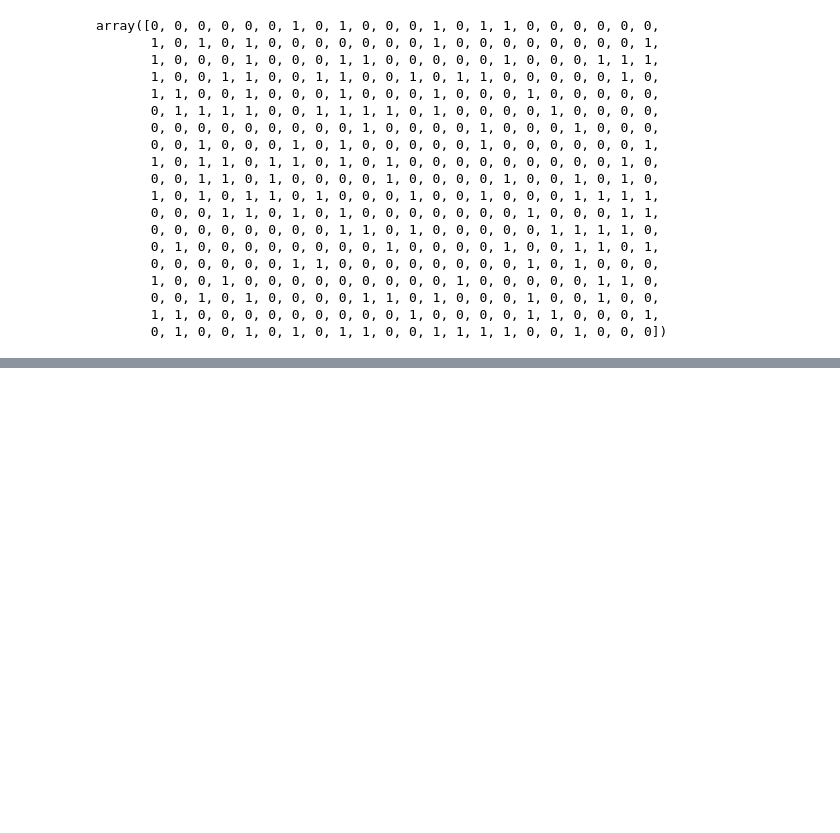
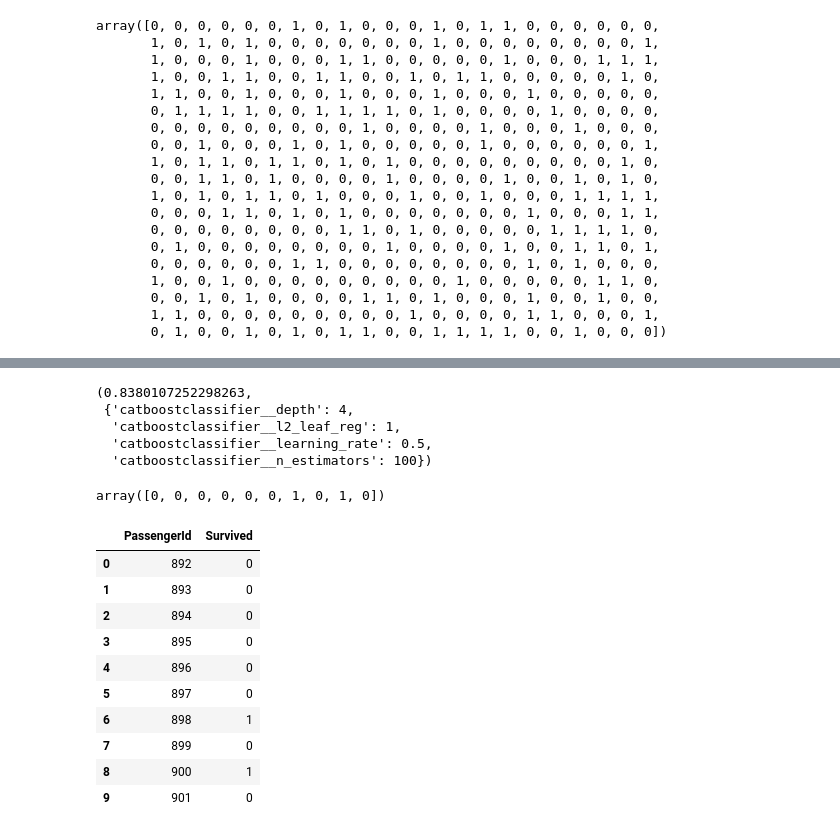
Before and after one commit to csar95/Kaggle-Titanic, a Jupyter notebook: ETL_&_Modeling_w_pipeline.ipynb, the cells around one changed output, grey strips where cells are left out. Saved outputs shown, nothing was run; the diff lists cells and outputs as text; code cells hidden in the pictures; blank space fills up the shorter version.

```diff
--- a/ETL_&_Modeling_w_pipeline.ipynb
+++ b/ETL_&_Modeling_w_pipeline.ipynb
@@ -66,0 +118,3 @@ array([0, 0, 0, 0, 0, 0, 1, 0, 1, 0, 0, 0, 1, 0, 1, 1, 0, 0, 0, 0, 0, 0,
+# %%
+%%time
+gs_cv.fit(X_train, y_train);
@@ -66,0 +158,8 @@ array([0, 0, 0, 0, 0, 0, 1, 0, 1, 0, 0, 0, 1, 0, 1, 1, 0, 0, 0, 0, 0, 0,
+# %%
+gs_cv.best_score_, gs_cv.best_params_
+# %% [output]
+(0.8380107252298263,
+ {'catboostclassifier__depth': 4,
+  'catboostclassifier__l2_leaf_reg': 1,
+  'catboostclassifier__learning_rate': 0.5,
+  'catboostclassifier__n_estimators': 100})
@@ -66,0 +171,20 @@ array([0, 0, 0, 0, 0, 0, 1, 0, 1, 0, 0, 0, 1, 0, 1, 1, 0, 0, 0, 0, 0, 0,
+# %%
+y_pred = gs_cv.predict(X_test)
+y_pred[:10]
+# %% [output]
+array([0, 0, 0, 0, 0, 0, 1, 0, 1, 0])
+# %%
+predictions = pd.DataFrame({'PassengerId':test_data['PassengerId'], 'Survived':y_pred})
+predictions.head(10)
+# %% [output]
+|  | PassengerId | Survived |
+| 0 | 892 | 0 |
+| 1 | 893 | 0 |
+| 2 | 894 | 0 |
+| 3 | 895 | 0 |
+| 4 | 896 | 0 |
+| 5 | 897 | 0 |
+| 6 | 898 | 1 |
+| 7 | 899 | 0 |
+| 8 | 900 | 1 |
+| 9 | 901 | 0 |
```
Also changed, not shown: parts of 16 cells of this notebook, 7 other files.
